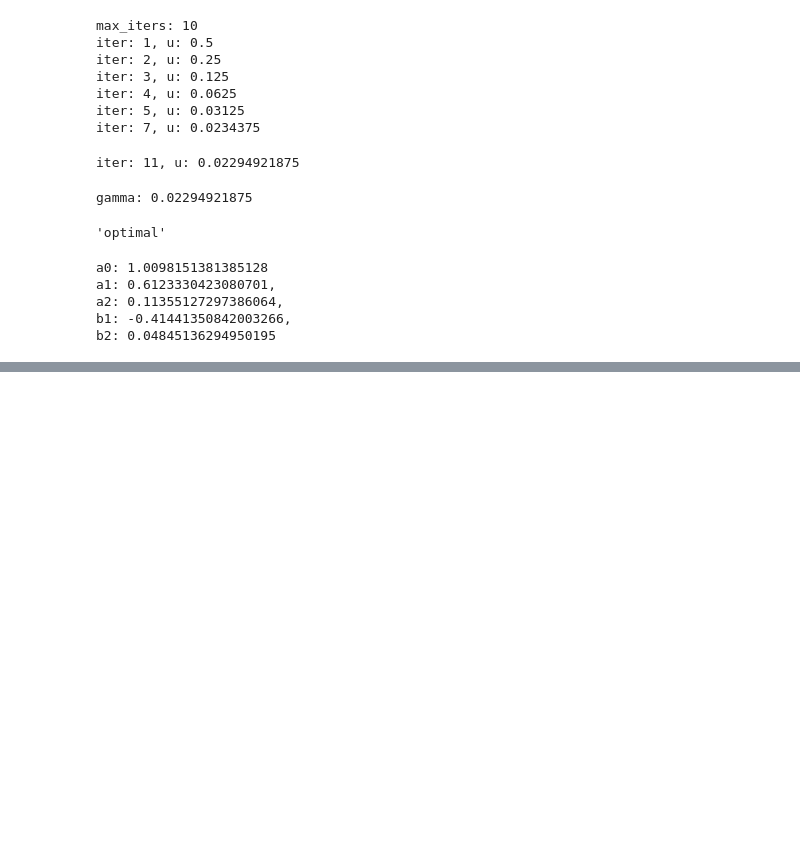
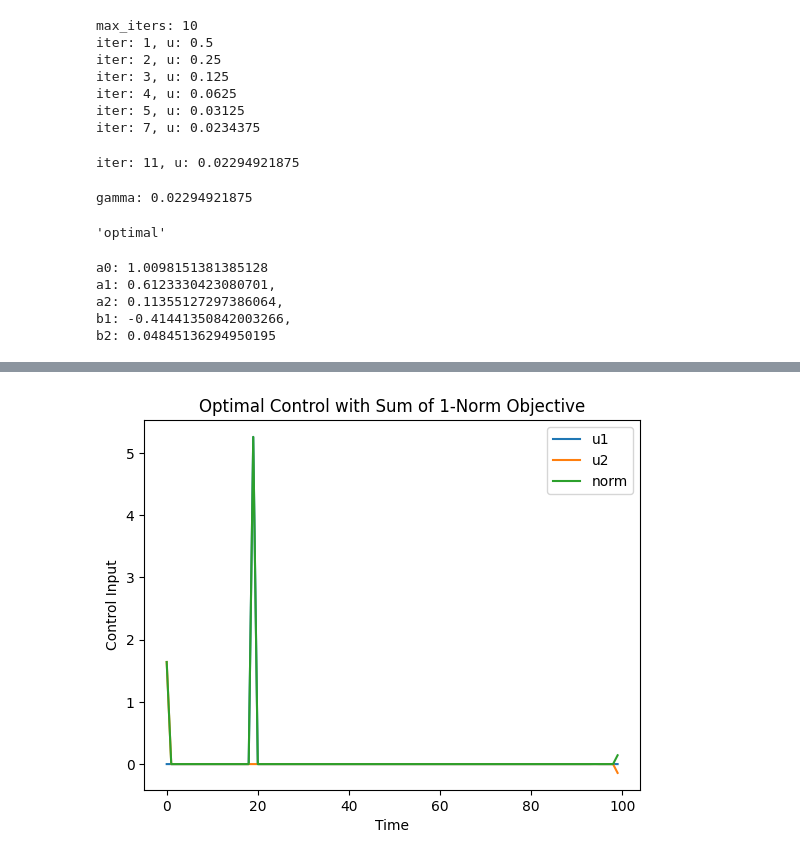
Before and after one commit to kylershu144/convex_optimization, a Jupyter notebook: hwk5.ipynb, the cells around one changed output, grey strips where cells are left out. Drawn from its saved outputs; the diff is of its cells as text; code cells hidden in the pictures; blank space fills up the shorter version.

```diff
--- a/hwk5.ipynb
+++ b/hwk5.ipynb
@@ -93,0 +165,14 @@ b2: 0.04845136294950195
+# %%
+obj16d = cp.Minimize(cp.sum(cp.norm(U, p=1, axis=0)))
+prob16d = cp.Problem(obj16d, constraints)
+prob16d.solve()
+plt.plot(U.value[0, :], label='u1')
+plt.plot(U.value[1, :], label='u2')
+plt.plot(np.linalg.norm(U.value, axis=0), label='norm')
+plt.legend()
+plt.xlabel('Time')
+plt.ylabel('Control Input')
+plt.title('Optimal Control with Sum of 1-Norm Objective')
+plt.show()
+# %% [output]
+[figure, added]
```
Also changed, not shown: parts of 20 cells of this notebook, 5 other files.
